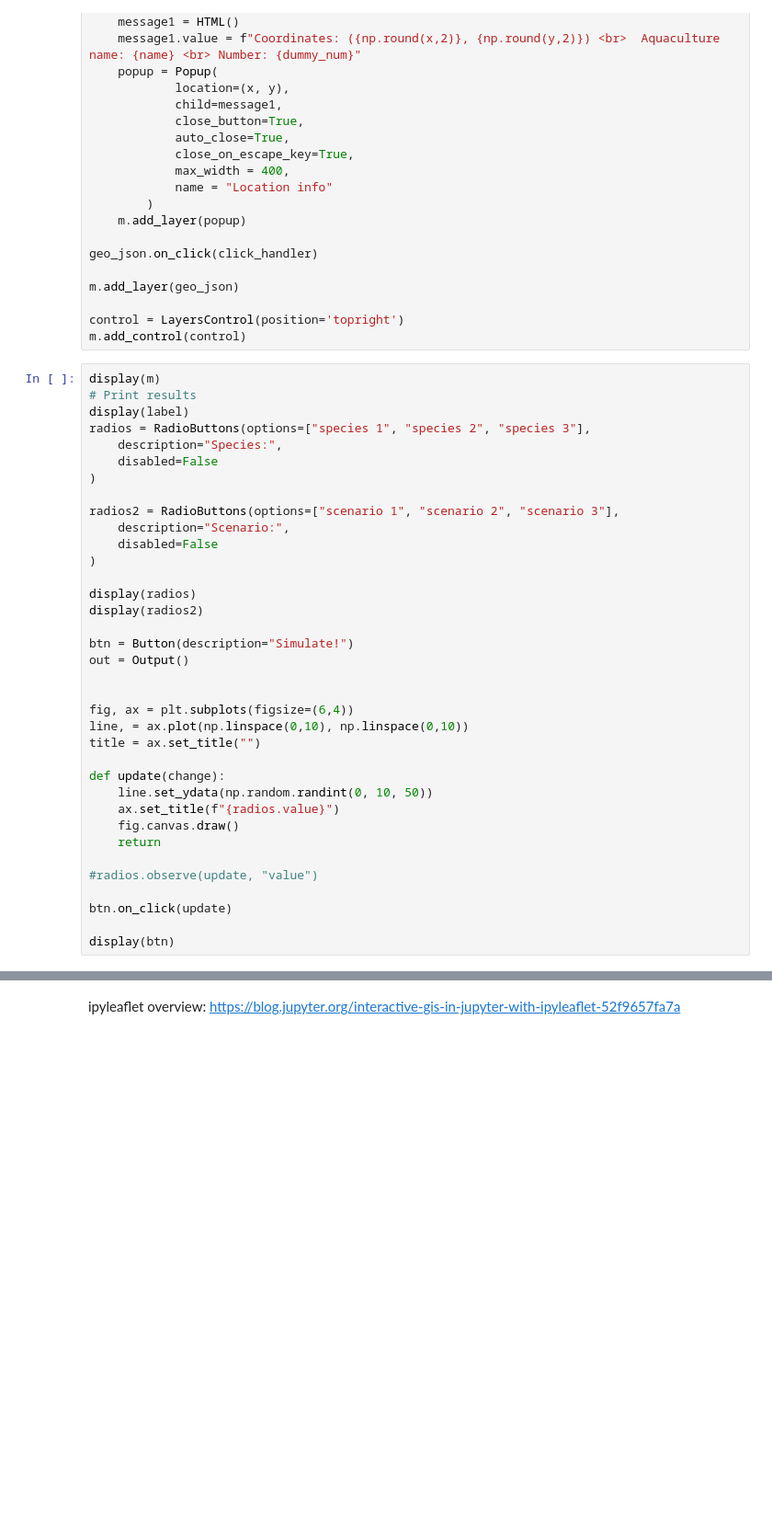
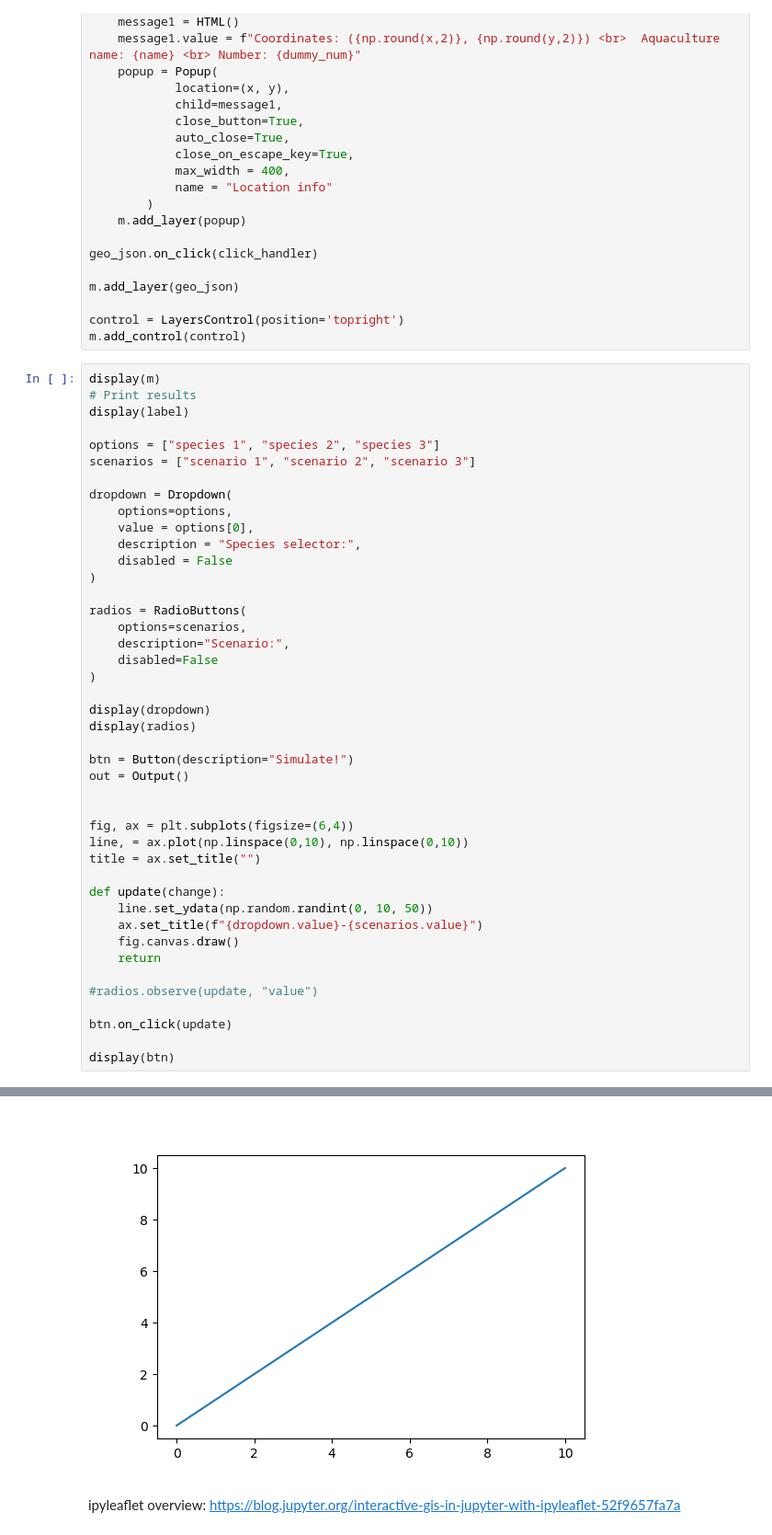
Before and after one commit to QuantEcoLab/PerfeCt, a Jupyter notebook: ipyleaflet_demo.ipynb, the cells around one changed output, grey strips where cells are left out. Shown at 92% size. Drawn from its saved outputs; the diff is of its cells as text; blank space fills up the shorter version.

Commit message:
Added dropdown instead of radio buttons for species selection

```diff
--- a/ipyleaflet_demo.ipynb
+++ b/ipyleaflet_demo.ipynb
@@ -150,18 +150,25 @@ m.add_control(control)
 display(m)
 # Print results
 display(label)
-radios = RadioButtons(options=["species 1", "species 2", "species 3"],
-    description="Species:",
-    disabled=False
+
+options = ["species 1", "species 2", "species 3"]
+scenarios = ["scenario 1", "scenario 2", "scenario 3"]
+
+dropdown = Dropdown(
+    options=options,
+    value = options[0],
+    description = "Species selector:",
+    disabled = False
 )
 
-radios2 = RadioButtons(options=["scenario 1", "scenario 2", "scenario 3"],
+radios = RadioButtons(
+    options=scenarios,
     description="Scenario:",
     disabled=False
 )
 
+display(dropdown)
 display(radios)
-display(radios2)
 
 btn = Button(description="Simulate!")
 out = Output()
@@ -173,7 +180,7 @@ title = ax.set_title("")
 
 def update(change):
     line.set_ydata(np.random.randint(0, 10, 50))
-    ax.set_title(f"{radios.value}")
+    ax.set_title(f"{dropdown.value}-{scenarios.value}")
     fig.canvas.draw()
     return
 
@@ -182,3 +189,4 @@ def update(change):
 btn.on_click(update)
 
 display(btn)
+# %% [output]
@@ -185,2 +199,3 @@ display(btn)
+[figure, added]
 # %% [markdown]
 ipyleaflet overview: https://blog.jupyter.org/interactive-gis-in-jupyter-with-ipyleaflet-52f9657fa7a
```
Also changed, not shown: parts of 1 cell of this notebook.
